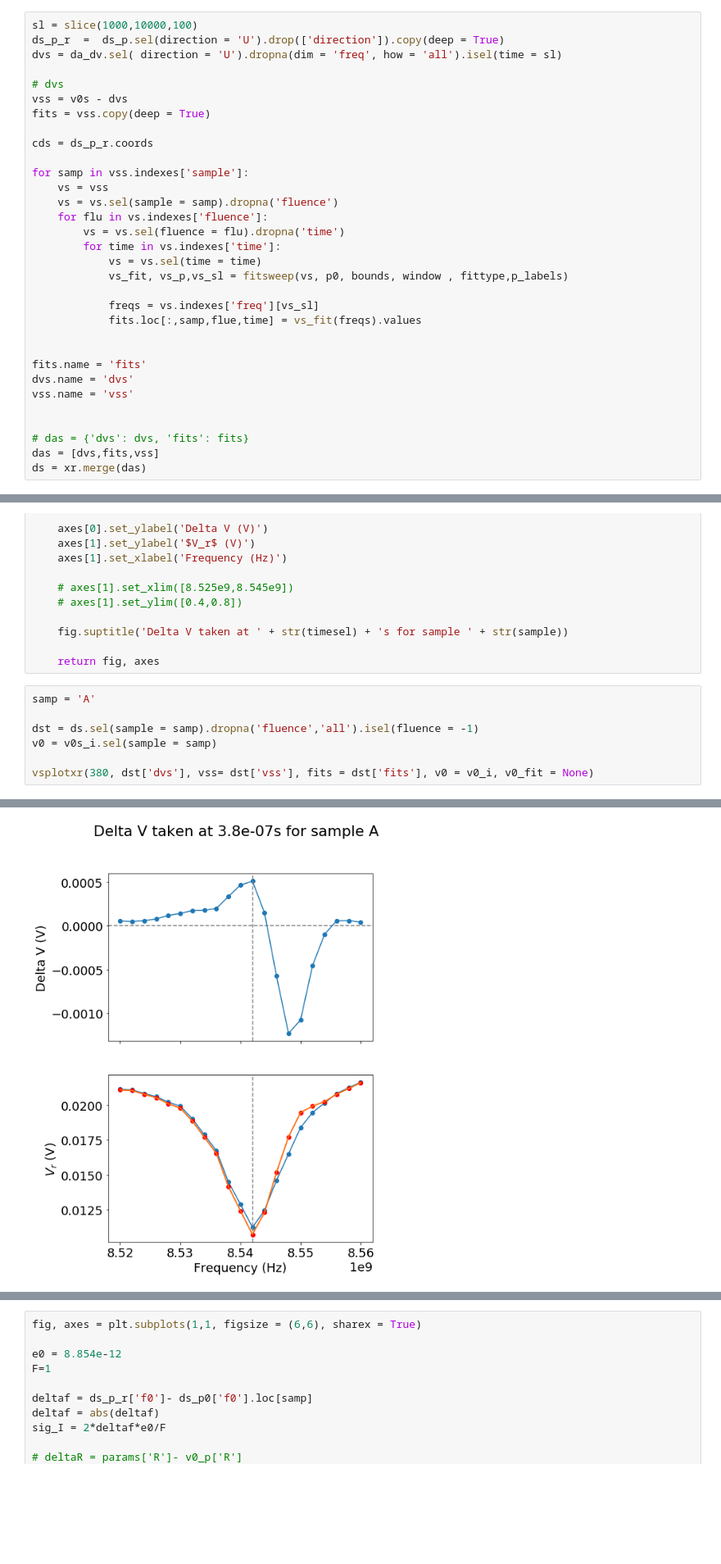
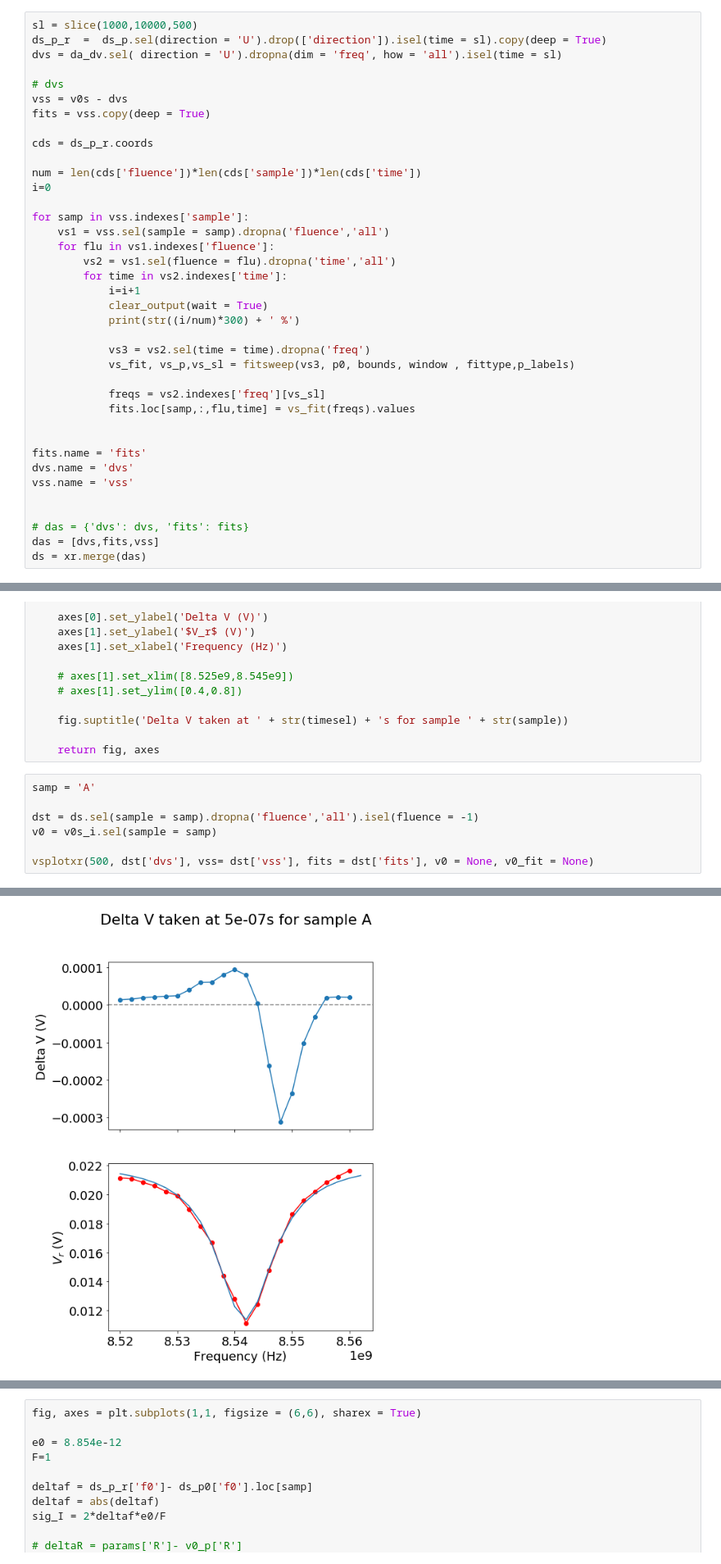
Before and after one commit to aspitarl/TRMC, a Jupyter notebook: FreqFluence.ipynb, the cells around one changed output, grey strips where cells are left out. Shown at 82% size. Saved outputs shown, nothing was run; the diff lists cells and outputs as text; blank space fills up the shorter version.

```diff
--- a/FreqFluence.ipynb
+++ b/FreqFluence.ipynb
@@ -305,8 +305,8 @@ fig.autofmt_xdate()
 # %% [output]
 [figure]
 # %%
-sl = slice(1000,10000,100)
-ds_p_r  =  ds_p.sel(direction = 'U').drop(['direction']).copy(deep = True)
+sl = slice(1000,10000,500)
+ds_p_r  =  ds_p.sel(direction = 'U').drop(['direction']).isel(time = sl).copy(deep = True)
 dvs = da_dv.sel( direction = 'U').dropna(dim = 'freq', how = 'all').isel(time = sl)
 
 # dvs
@@ -315,17 +315,23 @@ fits = vss.copy(deep = True)
 
 cds = ds_p_r.coords
 
+num = len(cds['fluence'])*len(cds['sample'])*len(cds['time'])
+i=0
+
 for samp in vss.indexes['sample']:
-    vs = vss
-    vs = vs.sel(sample = samp).dropna('fluence')
-    for flu in vs.indexes['fluence']:
-        vs = vs.sel(fluence = flu).dropna('time')
-        for time in vs.indexes['time']:
-            vs = vs.sel(time = time)
-            vs_fit, vs_p,vs_sl = fitsweep(vs, p0, bounds, window , fittype,p_labels)
+    vs1 = vss.sel(sample = samp).dropna('fluence','all')
+    for flu in vs1.indexes['fluence']:
+        vs2 = vs1.sel(fluence = flu).dropna('time','all')
+        for time in vs2.indexes['time']:
+            i=i+1
+            clear_output(wait = True)
+            print(str((i/num)*300) + ' %')
 
-            freqs = vs.indexes['freq'][vs_sl]
-            fits.loc[:,samp,flue,time] = vs_fit(freqs).values
+            vs3 = vs2.sel(time = time).dropna('freq')
+            vs_fit, vs_p,vs_sl = fitsweep(vs3, p0, bounds, window , fittype,p_labels)
+
+            freqs = vs2.indexes['freq'][vs_sl]
+            fits.loc[samp,:,flu,time] = vs_fit(freqs).values
 
 
 fits.name = 'fits'
@@ -381,16 +389,16 @@ def vsplotxr(timesel, dvs, vss = None, fits = None, v0 = None, v0_fit = None):
 # %%
 samp = 'A'
 
 dst = ds.sel(sample = samp).dropna('fluence','all').isel(fluence = -1)
 v0 = v0s_i.sel(sample = samp)
 
-vsplotxr(380, dst['dvs'], vss= dst['vss'], fits = dst['fits'], v0 = v0_i, v0_fit = None)
+vsplotxr(500, dst['dvs'], vss= dst['vss'], fits = dst['fits'], v0 = None, v0_fit = None)
 # %% [output]
 (<Figure size 504x720 with 2 Axes>,
  array([<matplotlib.axes._subplots.AxesSubplot object at 0x...>,
         <matplotlib.axes._subplots.AxesSubplot object at 0x...>],
        dtype=object))
-[figure, old version]
+[figure, new version]
 # %%
 # First set up the figure, the axis, and the plot element we want to animate
 
```
Also changed, not shown: parts of 2 cells of this notebook.
